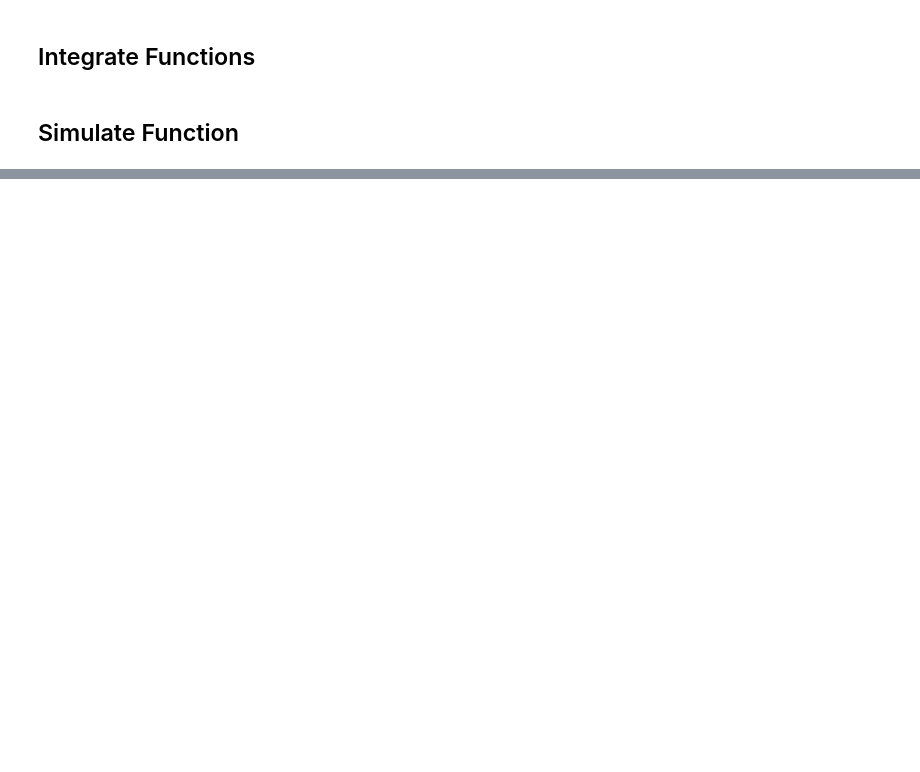
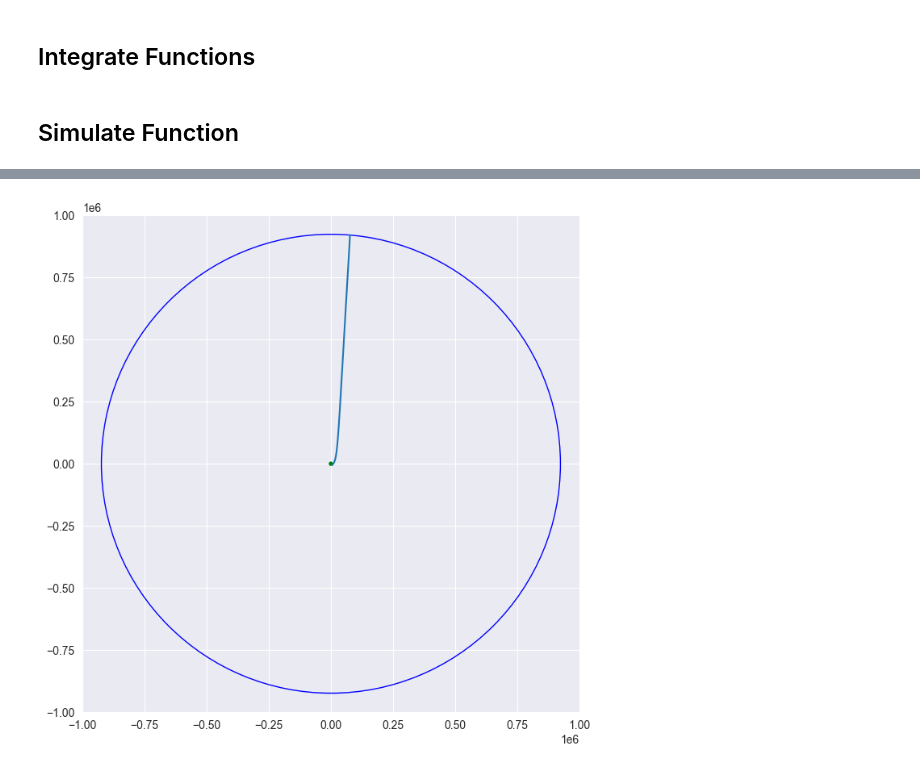
Before and after one commit to michalszer/orbital_trajectories, a Jupyter notebook: 5_body_problem.ipynb, the cells around one changed output, grey strips where cells are left out. Saved outputs shown, nothing was run; the diff lists cells and outputs as text; code cells hidden in the pictures; blank space fills up the shorter version.

```diff
--- a/5_body_problem.ipynb
+++ b/5_body_problem.ipynb
@@ -445,0 +496,17 @@ def simulate(thetaPE0, init_phase, deltaV_LEO, deltaV_LMO): # Give angles in deg
+# %%
+initial_guess = [3.5,271.806]
+
+
+def wrapped_simulate(x):
+    init_phase = 44
+    init_moon = 43.940
+    deltaV_LEO, thetaPE0 = x
+    objective = simulate(thetaPE0, init_phase,init_moon ,deltaV_LEO)[0]
+    print(f"{objective}")
+    return objective
+
+soln = optimize.minimize(wrapped_simulate,initial_guess, method = "Nelder-Mead", bounds=((0,10),(0,359)))
+print(f"""DeltaV_LEO = {soln.x[0]} km/s  thetaPE0 = {soln.x[1]} degrees
+{soln.status}
+{soln.message}
+{soln}""")
@@ -445,0 +531,7 @@ def simulate(thetaPE0, init_phase, deltaV_LEO, deltaV_LMO): # Give angles in deg
+# %%
+thetaPE0 = soln.x[1]
+deltaV_LEO = soln.x[0]
+init_phase = 44
+init_moon = 43.940
+
+result, trajectory, deltaV_LMO = simulate(thetaPE0, init_phase, init_moon , deltaV_LEO)
@@ -445,0 +556,23 @@ def simulate(thetaPE0, init_phase, deltaV_LEO, deltaV_LMO): # Give angles in deg
+# %%
+def plot_geo_wide(yPE_geo):
+    rs = yPE_geo[:,:2]
+    rsx = rs.T[0]
+    rsy = rs.T[1]
+
+    fig, ax = plt.subplots(figsize = (13,8))
+    ax.set_aspect(1)
+    plt.xlim(-1e6,+1e6)
+    plt.ylim(-1e6,+1e6)
+
+    plt.plot(rsx, rsy)
+    earth = plt.Circle((0,0), 6378.2, color = "g")
+    earthSOI = plt.Circle((0, 0), SOI_earth, color='b', fill=False)
+
+    ax.add_patch(earth)
+    ax.add_patch(earthSOI)
+
+    plt.show()
+
+plot_geo_wide(trajectory.yPE_geo)
+# %% [output]
+[figure, added]
```
Also changed, not shown: parts of 16 cells of this notebook.
